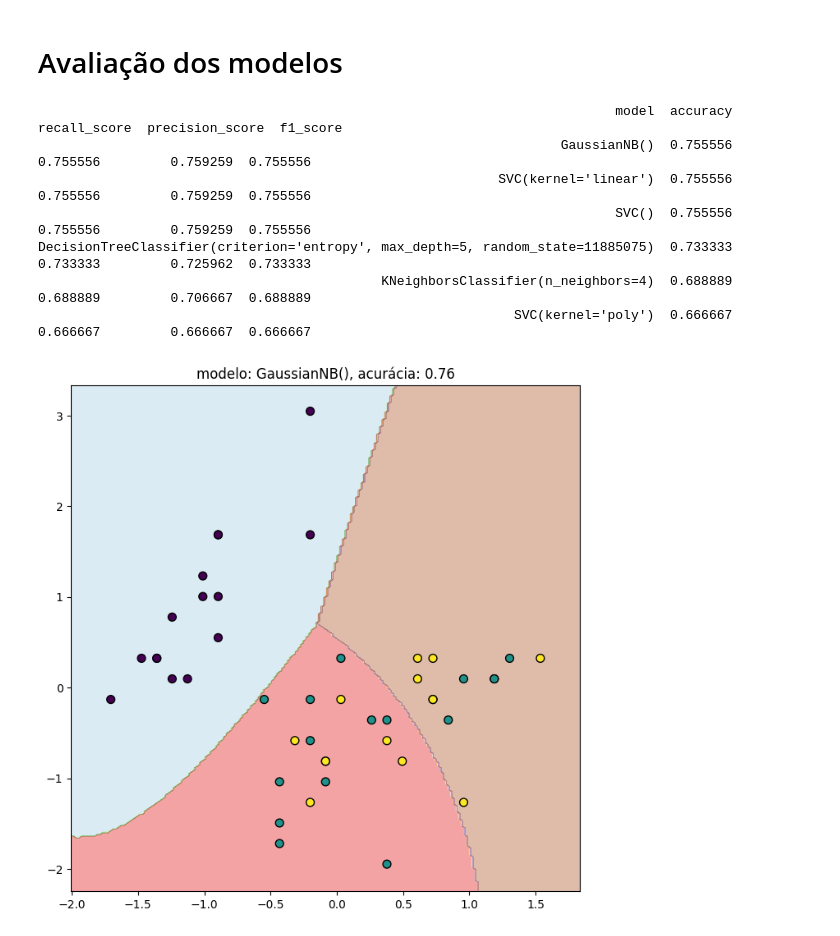
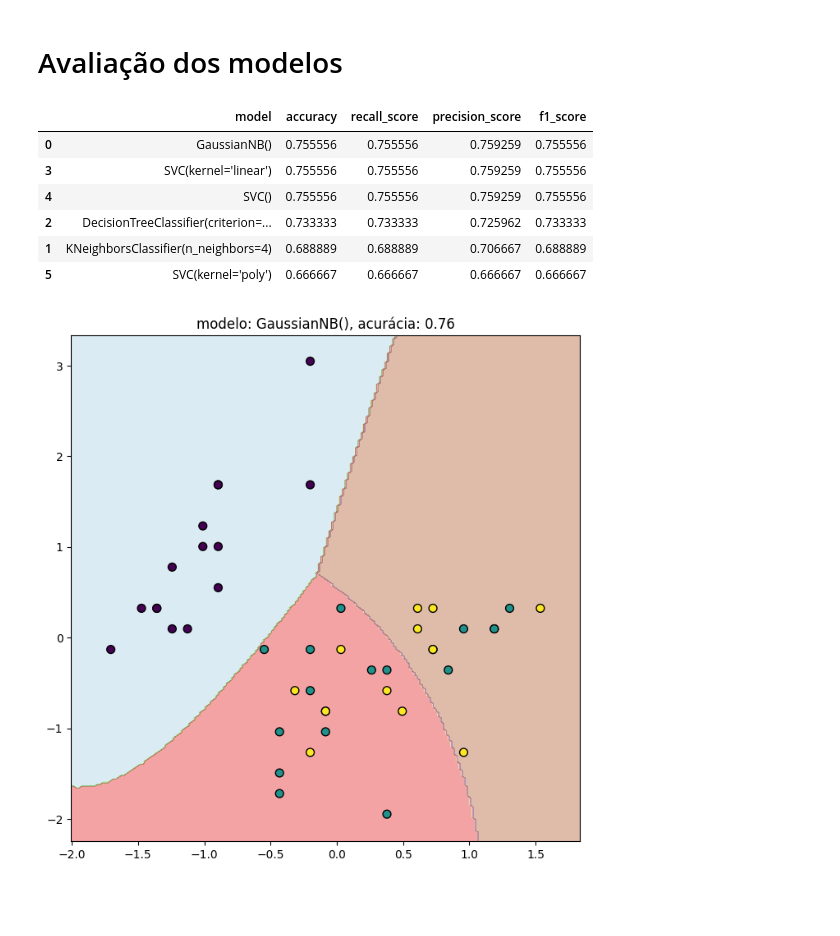
Before and after one commit to louzeiro/USP2023Sem01, a Jupyter notebook: Comparação_de_classificadores_na_base_de_dados_Iris.ipynb, the cells around one changed output. Cells and saved outputs as stored; diff of their text form; code cells hidden in the pictures; blank space fills up the shorter version.

```diff
--- a/Comparação_de_classificadores_na_base_de_dados_Iris.ipynb
+++ b/Comparação_de_classificadores_na_base_de_dados_Iris.ipynb
@@ -218,23 +218,23 @@ f1_sc.append(f1_score(Y_test, Y_pred, average='micro'))
 # %%
 data = {
   "model": classifiers,
   "accuracy": ac_sc,
   "recall_score": rc_sc,
   "precision_score": pr_sc,
   "f1_score": f1_sc,
 }
 
 df = pd.DataFrame(data)
 df = df.sort_values('accuracy',ascending=False)
-print(df.to_string(index=False))
+df
 # %% [output]
-                                                                          model  accuracy  recall_score  precision_score  f1_score
-                                                                   GaussianNB()  0.755556      0.755556         0.759259  0.755556
-                                                           SVC(kernel='linear')  0.755556      0.755556         0.759259  0.755556
-                                                                          SVC()  0.755556      0.755556         0.759259  0.755556
-DecisionTreeClassifier(criterion='entropy', max_depth=5, random_state=11885075)  0.733333      0.733333         0.725962  0.733333
-                                            KNeighborsClassifier(n_neighbors=4)  0.688889      0.688889         0.706667  0.688889
-                                                             SVC(kernel='poly')  0.666667      0.666667         0.666667  0.666667
+|  | model | accuracy | recall_score | precision_score | f1_score |
+| 0 | GaussianNB() | 0.755556 | 0.755556 | 0.759259 | 0.755556 |
+| 3 | SVC(kernel='linear') | 0.755556 | 0.755556 | 0.759259 | 0.755556 |
+| 4 | SVC() | 0.755556 | 0.755556 | 0.759259 | 0.755556 |
+| 2 | DecisionTreeClassifier(criterion=... | 0.733333 | 0.733333 | 0.725962 | 0.733333 |
+| 1 | KNeighborsClassifier(n_neighbors=4) | 0.688889 | 0.688889 | 0.706667 | 0.688889 |
+| 5 | SVC(kernel='poly') | 0.666667 | 0.666667 | 0.666667 | 0.666667 |
 # %%
 # define o tamanho da figura
 fig, ax = plt.subplots(figsize=(8, 8))
```
